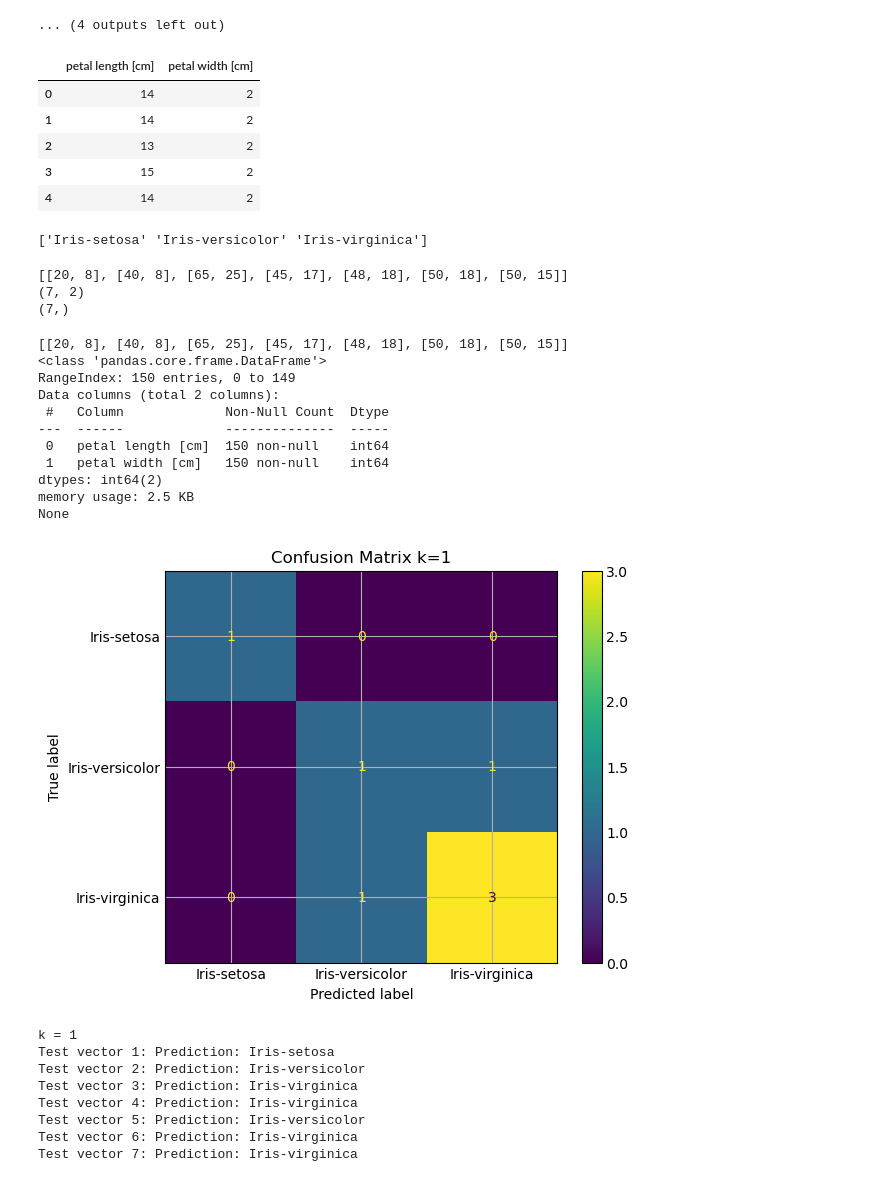
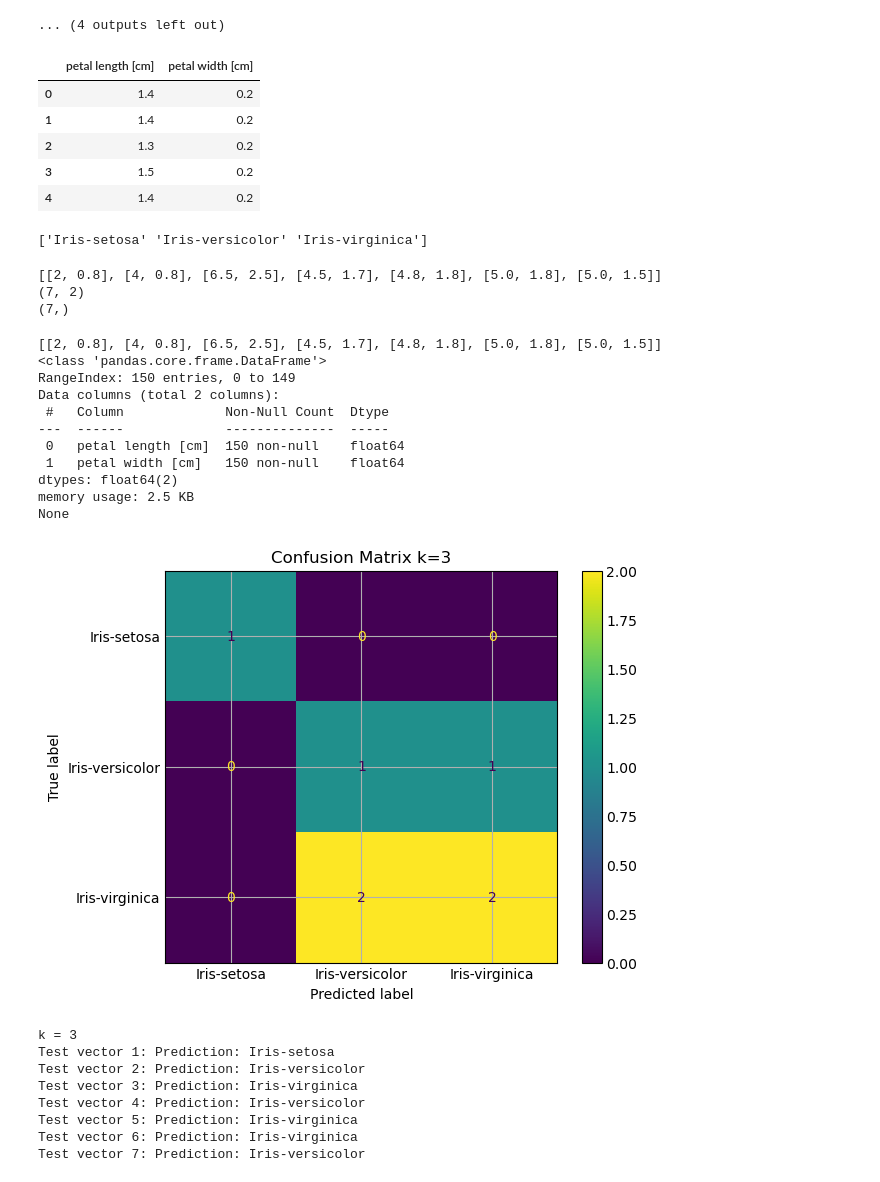
Before and after one commit to regarry/Pattern_Recognition_Software_Project, a Jupyter notebook: milestone2.ipynb, the cells around one changed output. Saved outputs shown, nothing was run; the diff lists cells and outputs as text; code cells hidden in the pictures.

```diff
--- a/milestone2.ipynb
+++ b/milestone2.ipynb
@@ -88,16 +88,16 @@ x34labels = ["petal length [cm]","petal width [cm]"]
 y34labels = ["Label"]
 df34 = pd.read_csv("irisf34.csv", names = x34labels + y34labels)
 X34 = df34[x34labels]
-X34 = makeint(X34)
-X34 = X34.astype('int')
+#X34 = makeint(X34)
+#X34 = X34.astype('int')
 X34.head()
 # %% [output]
 |  | petal length [cm] | petal width [cm] |
-| 0 | 14 | 2 |
-| 1 | 14 | 2 |
-| 2 | 13 | 2 |
-| 3 | 15 | 2 |
-| 4 | 14 | 2 |
+| 0 | 1.4 | 0.2 |
+| 1 | 1.4 | 0.2 |
+| 2 | 1.3 | 0.2 |
+| 3 | 1.5 | 0.2 |
+| 4 | 1.4 | 0.2 |
 # %%
 unique_vals = df34['Label'].unique()
 #print(unique_vals)
@@ -109,59 +109,59 @@ print(unique_vals)
 ['Iris-setosa' 'Iris-versicolor' 'Iris-virginica']
 # %%
 Xtest = [[2,.8],[4,.8],[6.5,2.5],[4.5,1.7],[4.8,1.8],[5.0,1.8],[5.0,1.5]]
-for k in range(len(Xtest)):
-    for j in range(len(Xtest[0])):
-        Xtest[k][j] = makeint(Xtest[k][j])
+#for k in range(len(Xtest)):
+#    for j in range(len(Xtest[0])):
+#        Xtest[k][j] = makeint(Xtest[k][j])
 print(Xtest)
 ytest = [0,1,2,2,2,1,2]
 print(np.shape(Xtest))
 print(np.shape(ytest))
 # %% [output]
-[[20, 8], [40, 8], [65, 25], [45, 17], [48, 18], [50, 18], [50, 15]]
+[[2, 0.8], [4, 0.8], [6.5, 2.5], [4.5, 1.7], [4.8, 1.8], [5.0, 1.8], [5.0, 1.5]]
 (7, 2)
 (7,)
 # %%
 print(Xtest)
 print(X34.info())
 # %% [output]
-[[20, 8], [40, 8], [65, 25], [45, 17], [48, 18], [50, 18], [50, 15]]
+[[2, 0.8], [4, 0.8], [6.5, 2.5], [4.5, 1.7], [4.8, 1.8], [5.0, 1.8], [5.0, 1.5]]
 <class 'pandas.core.frame.DataFrame'>
 RangeIndex: 150 entries, 0 to 149
 Data columns (total 2 columns):
  #   Column             Non-Null Count  Dtype
 ---  ------             --------------  -----
- 0   petal length [cm]  150 non-null    int64
- 1   petal width [cm]   150 non-null    int64
-dtypes: int64(2)
+ 0   petal length [cm]  150 non-null    float64
+ 1   petal width [cm]   150 non-null    float64
+dtypes: float64(2)
 memory usage: 2.5 KB
 None
 # %%
-k=1
+k=3
 knn = KNeighborsClassifier(n_neighbors=k,metric="manhattan", n_jobs = -1)
 knn.fit(X34, y34)
 ytestpred = knn.predict(Xtest)
 cm = confusion_matrix(ytest, ytestpred)
 disp = ConfusionMatrixDisplay(confusion_matrix=cm,display_labels=unique_vals)
 disp.plot()
 plt.title(f"Confusion Matrix k={k}")
 plt.show()
 p=1
 print(f'k = {k}')
 for i in ytestpred:
     print(f"Test vector {p}: Prediction: {unique_vals[i]}")
     p += 1
 #print("truth:")
 #for j in ytest:
 #    print(unique_vals[j])
 #print(ytestpred)
 #print(ytest)
 # %% [output]
-[figure, old version]
+[figure, new version]
-k = 1
+k = 3
 Test vector 1: Prediction: Iris-setosa
 Test vector 2: Prediction: Iris-versicolor
 Test vector 3: Prediction: Iris-virginica
-Test vector 4: Prediction: Iris-virginica
-Test vector 5: Prediction: Iris-versicolor
+Test vector 4: Prediction: Iris-versicolor
+Test vector 5: Prediction: Iris-virginica
 Test vector 6: Prediction: Iris-virginica
-Test vector 7: Prediction: Iris-virginica
+Test vector 7: Prediction: Iris-versicolor
```
Also changed, not shown: parts of 2 cells of this notebook, 6 other files.
